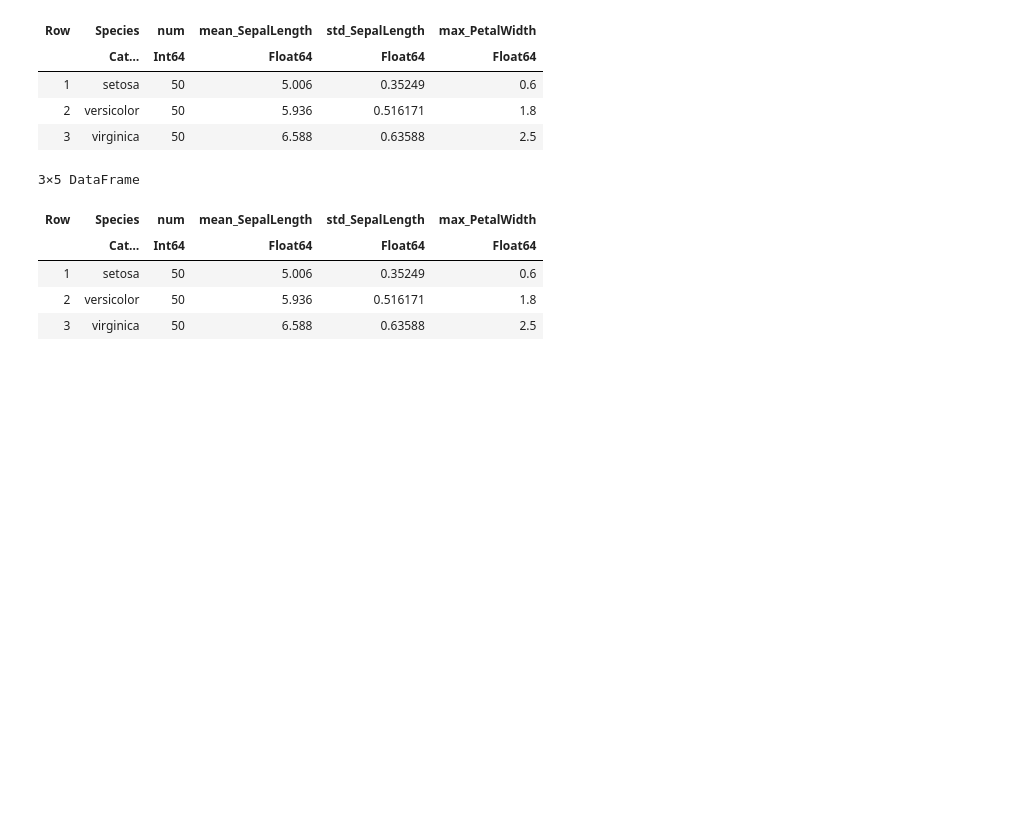
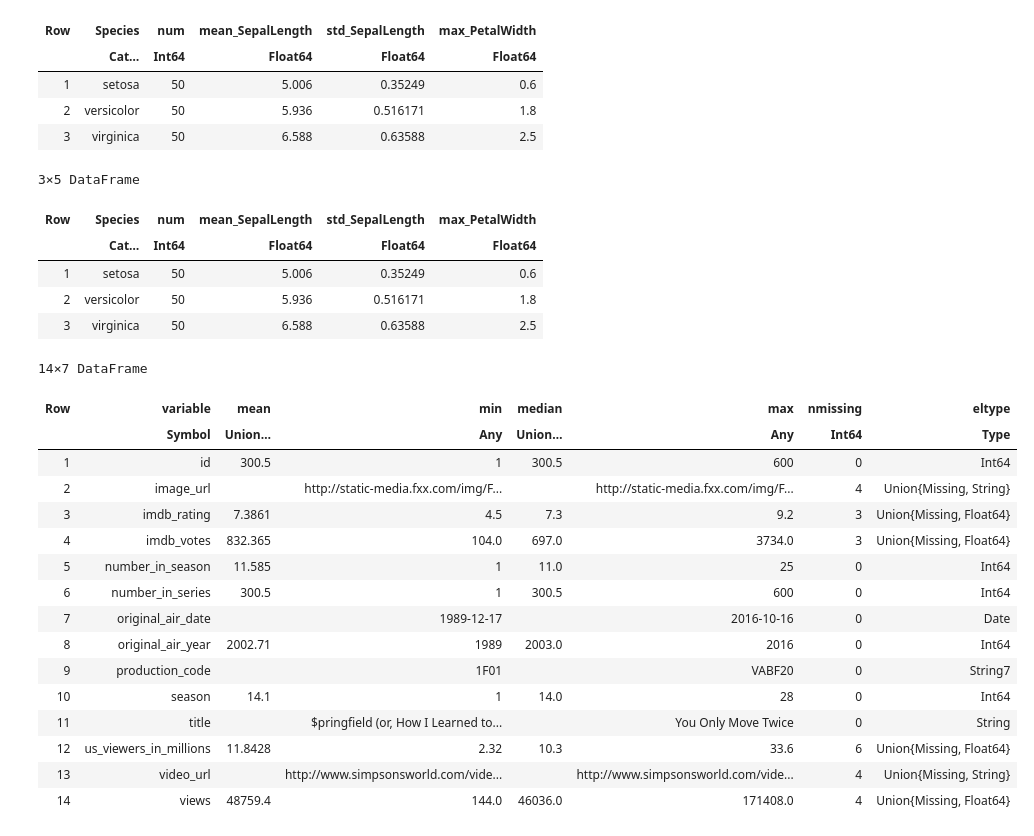
Before and after one commit to pstaabp/sci-comp-book, a Jupyter notebook: julia-output/data-analysis/split-combine-apply.ipynb, the cells around one changed output. Cells and saved outputs as stored; diff of their text form; code cells hidden in the pictures; blank space fills up the shorter version.

```diff
--- a/julia-output/data-analysis/split-combine-apply.ipynb
+++ b/julia-output/data-analysis/split-combine-apply.ipynb
@@ -151,6 +186,26 @@ end
 | 1 | setosa | 50 | 5.006 | 0.35249 | 0.6 |
 | 2 | versicolor | 50 | 5.936 | 0.516171 | 1.8 |
 | 3 | virginica | 50 | 6.588 | 0.63588 | 2.5 |
+# %%
+describe(simpsons_episodes)
+# %% [output]
+14×7 DataFrame
+| Row | variable | mean | min | median | max | nmissing | eltype |
+|  | Symbol | Union… | Any | Union… | Any | Int64 | Type |
+| 1 | id | 300.5 | 1 | 300.5 | 600 | 0 | Int64 |
+| 2 | image_url |  | http://static-media.fxx.com/img/F... |  | http://static-media.fxx.com/img/F... | 4 | Union{Missing, String} |
+| 3 | imdb_rating | 7.3861 | 4.5 | 7.3 | 9.2 | 3 | Union{Missing, Float64} |
+| 4 | imdb_votes | 832.365 | 104.0 | 697.0 | 3734.0 | 3 | Union{Missing, Float64} |
+| 5 | number_in_season | 11.585 | 1 | 11.0 | 25 | 0 | Int64 |
+| 6 | number_in_series | 300.5 | 1 | 300.5 | 600 | 0 | Int64 |
+| 7 | original_air_date |  | 1989-12-17 |  | 2016-10-16 | 0 | Date |
+| 8 | original_air_year | 2002.71 | 1989 | 2003.0 | 2016 | 0 | Int64 |
+| 9 | production_code |  | 1F01 |  | VABF20 | 0 | String7 |
+| 10 | season | 14.1 | 1 | 14.0 | 28 | 0 | Int64 |
+| 11 | title |  | $pringfield (or, How I Learned to... |  | You Only Move Twice | 0 | String |
+| 12 | us_viewers_in_millions | 11.8428 | 2.32 | 10.3 | 33.6 | 6 | Union{Missing, Float64} |
+| 13 | video_url |  | http://www.simpsonsworld.com/vide... |  | http://www.simpsonsworld.com/vide... | 4 | Union{Missing, String} |
+| 14 | views | 48759.4 | 144.0 | 46036.0 | 171408.0 | 4 | Union{Missing, Float64} |
 # %%
 @chain simpsons_episodes begin
   @by :original_air_year begin
```
Also changed, not shown: parts of 4 cells of this notebook, 39 other files.
